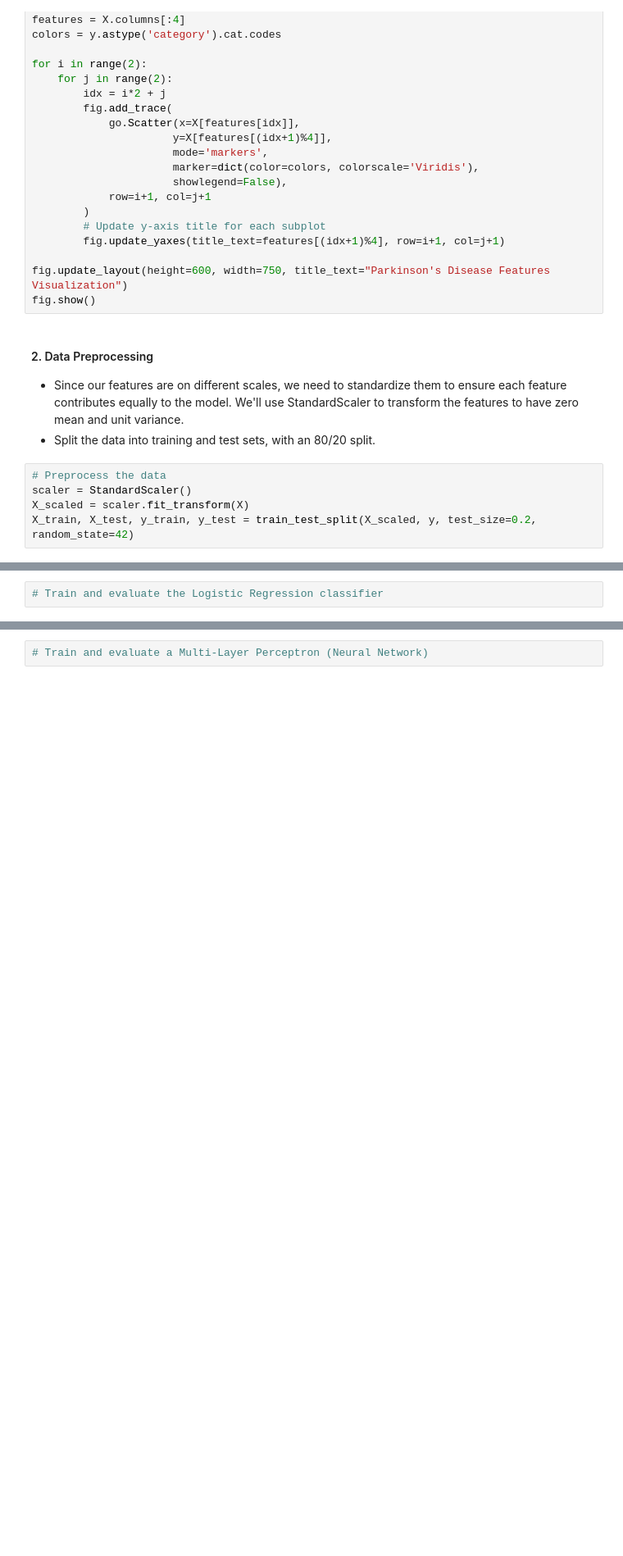
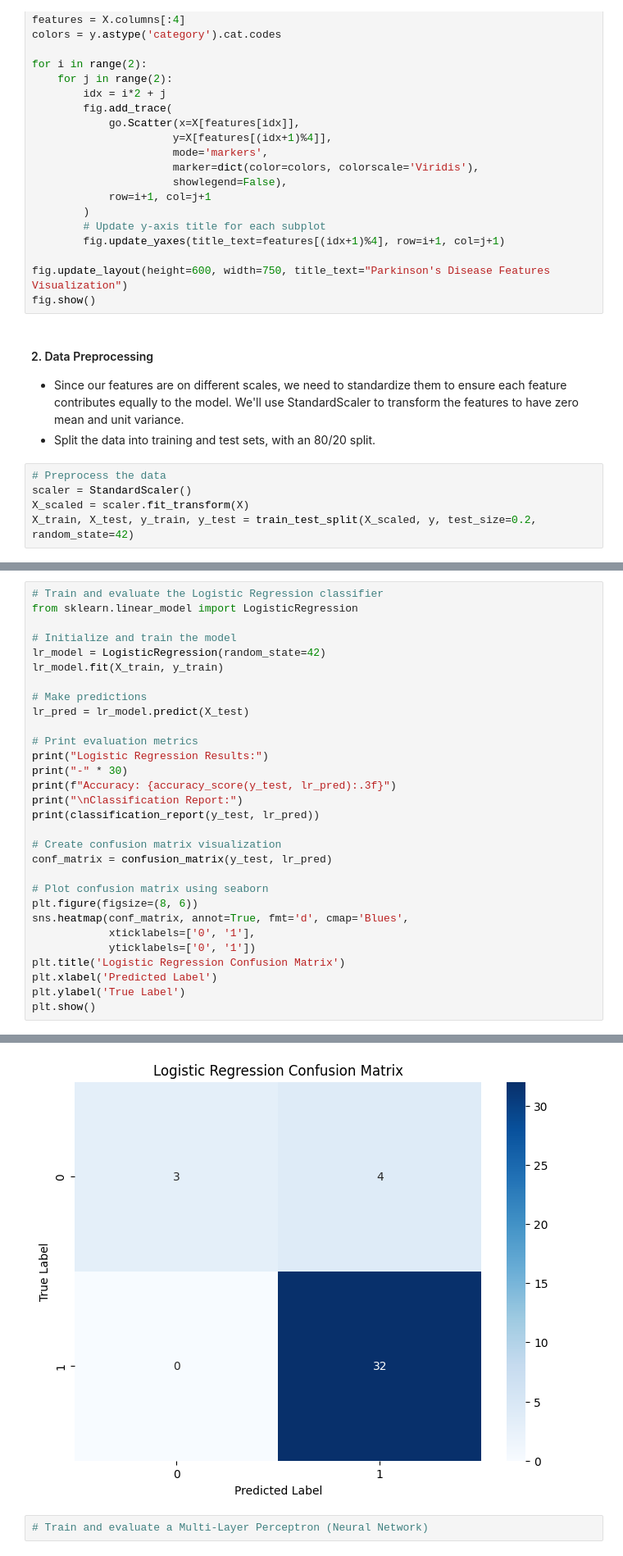
Before and after one commit to araanam04/bme3053c, a Jupyter notebook: lessons/09_Supervised_Machine_Learning.ipynb, the cells around one changed output, grey strips where cells are left out. Shown at 82% size. Drawn from its saved outputs; the diff is of its cells as text; blank space fills up the shorter version.

```diff
--- a/lessons/09_Supervised_Machine_Learning.ipynb
+++ b/lessons/09_Supervised_Machine_Learning.ipynb
@@ -703,2 +687,31 @@ X_train, X_test, y_train, y_test = train_test_split(X_scaled, y, test_size=0.2,
-# %%
-# Train and evaluate the Logistic Regression classifier
+# %%
+# Train and evaluate the Logistic Regression classifier
+from sklearn.linear_model import LogisticRegression
+
+# Initialize and train the model
+lr_model = LogisticRegression(random_state=42)
+lr_model.fit(X_train, y_train)
+
+# Make predictions
+lr_pred = lr_model.predict(X_test)
+
+# Print evaluation metrics
+print("Logistic Regression Results:")
+print("-" * 30)
+print(f"Accuracy: {accuracy_score(y_test, lr_pred):.3f}")
+print("\nClassification Report:")
+print(classification_report(y_test, lr_pred))
+
+# Create confusion matrix visualization
+conf_matrix = confusion_matrix(y_test, lr_pred)
+
+# Plot confusion matrix using seaborn
+plt.figure(figsize=(8, 6))
+sns.heatmap(conf_matrix, annot=True, fmt='d', cmap='Blues',
+            xticklabels=['0', '1'],
+            yticklabels=['0', '1'])
+plt.title('Logistic Regression Confusion Matrix')
+plt.xlabel('Predicted Label')
+plt.ylabel('True Label')
+plt.show()
+# %% [output]
@@ -705,2 +731,3 @@ X_train, X_test, y_train, y_test = train_test_split(X_scaled, y, test_size=0.2,
+[figure, added]
 # %%
 # Train and evaluate a Multi-Layer Perceptron (Neural Network)
```
Also changed, not shown: parts of 5 cells of this notebook.
